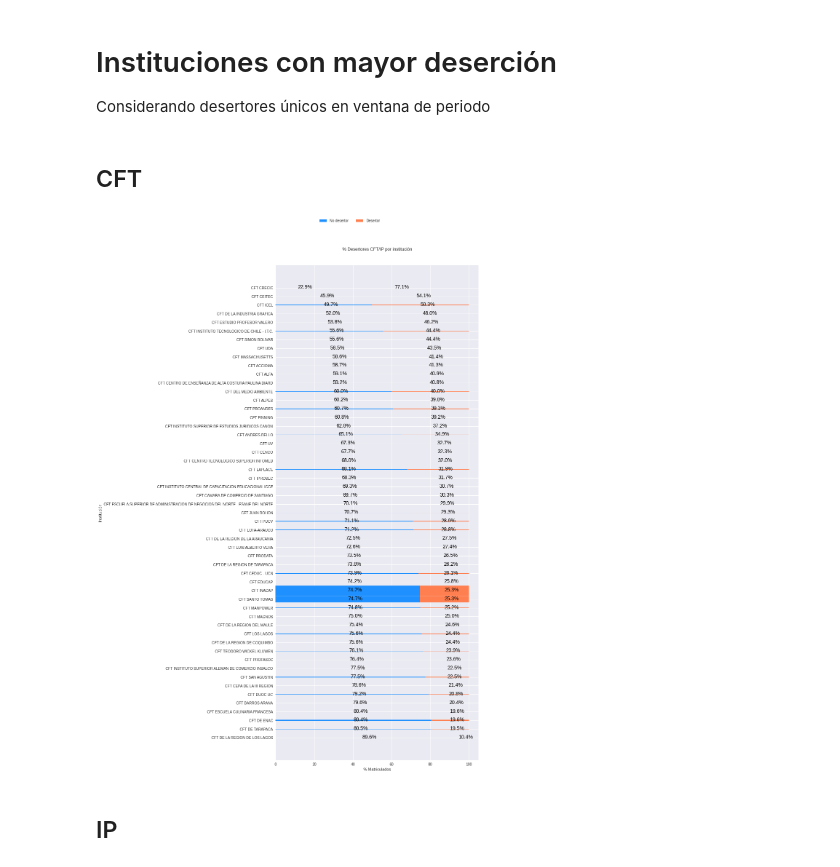
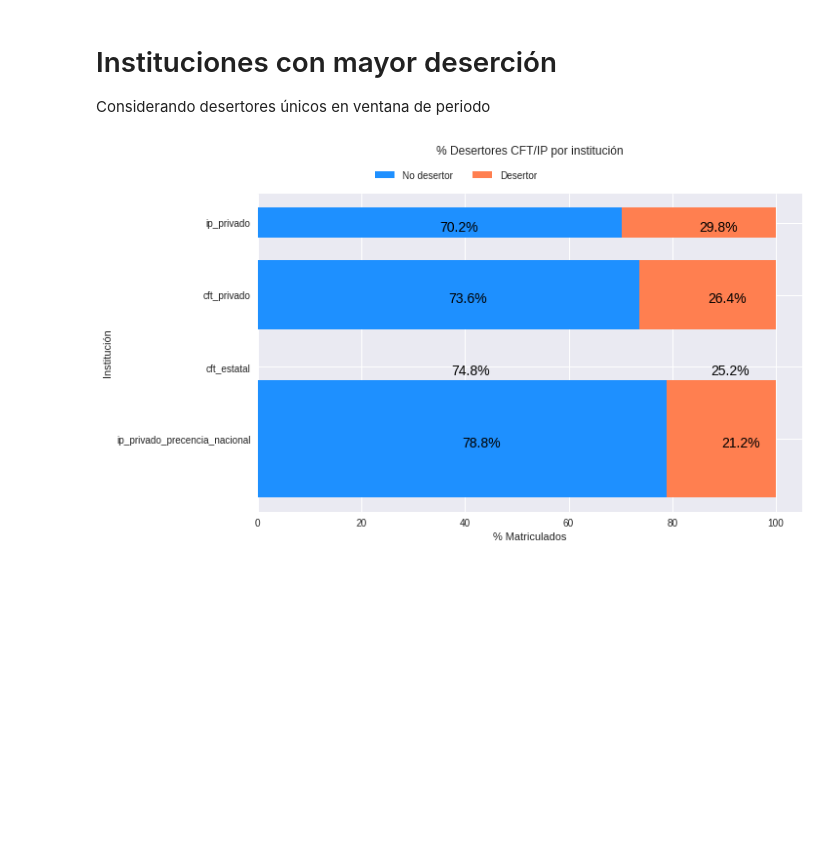
Before and after one commit to GianniCatBug/MDS7201-mineduc-desercion, a Jupyter notebook: notebooks/8-varianza-instituciones.ipynb, the cells around one changed output. Saved outputs shown, nothing was run; the diff lists cells and outputs as text; code cells hidden in the pictures; blank space fills up the shorter version.

```diff
--- a/notebooks/8-varianza-instituciones.ipynb
+++ b/notebooks/8-varianza-instituciones.ipynb
@@ -14,6 +14,6 @@ BASE = "/media/giani/Gianicosas/Magister/Proyecto/"
 # %% [markdown]
 # Datos
 # %%
-df = pd.read_csv(f"{BASE}work_data/matriz_desercion_3.csv.gz")
+df = pd.read_csv(f"{BASE}work_data/matriz_desercion_4_no_dummy.csv.gz")
 df.head()
 # %% [output]
@@ -302,52 +28,46 @@ for container in ax.containers:
 # Instituciones con mayor deserción
 
 Considerando desertores únicos en ventana de periodo
-# %% [markdown]
-## CFT
 # %%
-cft = t[t["tipo_inst_1"]=="Centros de Formación Técnica"]
-
-cross_tab_prop = pd.crosstab(index=cft['nomb_inst'],
-                             columns=cft['desertor_1'],
+cross_tab_prop = pd.crosstab(index=df['sub_tipo_inst'],
+                             columns=df['desertor_1'],
                              normalize="index").sort_values(by=[1.0])
 
-cross_tab = pd.crosstab(index=cft['nomb_inst'],
-                        columns=cft['desertor_1']).reindex(index = cross_tab_prop.index)
+cross_tab = pd.crosstab(index=df['sub_tipo_inst'],
+                        columns=df['desertor_1']).reindex(index = cross_tab_prop.index)
 
 w = np.array(cross_tab.T.sum()/cross_tab.T.sum().sum()) * 3
 
-f, ax = plt.subplots(figsize=(10,25))
+f, ax = plt.subplots(figsize=(10,6))
 plt.rcParams.update({'font.size': 15})
 
 plt.title("% Desertores CFT/IP por institución", pad=40)
 
-b1 = plt.barh(cross_tab_prop.reset_index()['nomb_inst'],
+b1 = plt.barh(cross_tab_prop.reset_index()['sub_tipo_inst'],
                 cross_tab_prop.reset_index()[0],
                 color="dodgerblue",
                 height=w)
 
-b2 = plt.barh(cross_tab_prop.reset_index()['nomb_inst'],
+b2 = plt.barh(cross_tab_prop.reset_index()['sub_tipo_inst'],
                 cross_tab_prop.reset_index()[1],
                 left=cross_tab_prop.reset_index()[0],
                 color="coral",
                 height=w)
 
 for n, x in enumerate([*cross_tab.index.values]):
     for (proportion, y_loc) in zip(cross_tab_prop.loc[x],
                                           cross_tab_prop.loc[x].cumsum()):
 
         plt.text(x=(y_loc - proportion) + (proportion / 2),
                  y=n - 0.11,
                  s=f'{np.round(proportion * 100, 1)}%',
                  color="black",
                  fontsize=14)
 
 plt.xticks(np.arange(0, 1.2, 0.2), range(0, 120, 20))
 
 ax.legend(['No desertor', 'Desertor'], loc ='upper left', ncol=2, bbox_to_anchor=(0.2,1.1));
 plt.xlabel("% Matriculados");
 plt.ylabel("Institución");
 # %% [output]
-[figure, old version]
+[figure, new version]
-# %% [markdown]
-## IP
```
Also changed, not shown: parts of 22 cells of this notebook.
